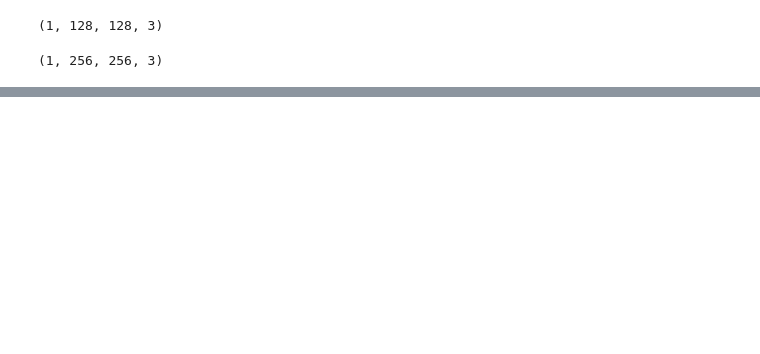
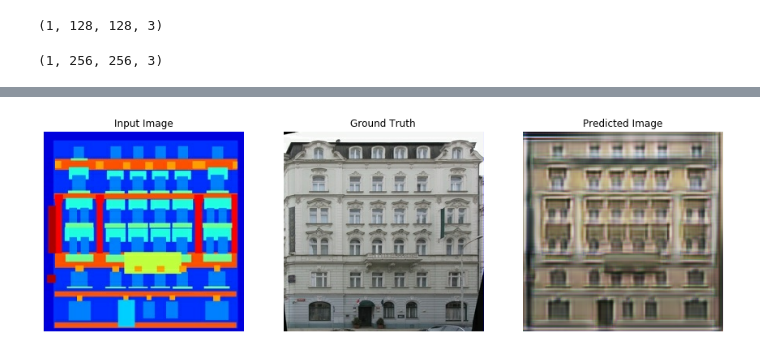
Before and after one commit to riley-mld/Pix2Pix, a Jupyter notebook: Pix2Pix.ipynb, the cells around one changed output, grey strips where cells are left out. Saved outputs shown, nothing was run; the diff lists cells and outputs as text; code cells hidden in the pictures; blank space fills up the shorter version.

Commit message:
Add training function

```diff
--- a/Pix2Pix.ipynb
+++ b/Pix2Pix.ipynb
@@ -285,11 +304,11 @@ LAMBDA = 100
 # %%
 loss_object = tf.keras.losses.BinaryCrossentropy(from_logits=True)
 # %%
-def discriminator_loss(disc_r_output, dis_g_output):
+def discriminator_loss(disc_r_output, disc_g_output):
     """Calculate the discriminator loss"""
     r_loss = loss_object(tf.ones_like(disc_r_output), disc_r_output)
 
-    g_loss = loss_object(tf.zeroes_like(dis_g_output), dis_g_output)
+    g_loss = loss_object(tf.zeros_like(disc_g_output), disc_g_output)
 
     total_loss = r_loss + g_loss
 
@@ -297,7 +316,7 @@ def discriminator_loss(disc_r_output, dis_g_output):
 # %%
 def generator_loss(disc_g_output, gen_output, target):
     """Calculate the generator loss."""
-    gan_loss = loss_object(tf.ones_like(disc_g_output), dis_g_output)
+    gan_loss = loss_object(tf.ones_like(disc_g_output), disc_g_output)
 
     # L1 error
     l1_loss = tf.reduce_mean(tf.abs(target - gen_output))
@@ -318,0 +355,39 @@ checkpoint = tf.train.Checkpoint(generator_optimizer=g_optimizer,
+# %%
+@tf.function
+def train_step(input_image, target):
+    """Train for one epoch."""
+    with tf.GradientTape() as gen_tape, tf.GradientTape() as disc_tape:
+        gen_output = generator(input_image, training=True)
+
+        disc_real_output = discriminator([input_image, target], training=True)
+        disc_generated_output = discriminator([input_image, gen_output], training=True)
+
+        gen_loss = generator_loss(disc_generated_output, gen_output, target)
+        disc_loss = discriminator_loss(disc_real_output, disc_generated_output)
+
+    g_gradients = gen_tape.gradient(gen_loss, generator.trainable_variables)
+    d_gradients = disc_tape.gradient(disc_loss, discriminator.trainable_variables)
+
+    g_optimizer.apply_gradients(zip(g_gradients, generator.trainable_variables))
+    d_optimizer.apply_gradients(zip(d_gradients, discriminator.trainable_variables))
+# %%
+def train(dataset, epochs):
+    """Training loop."""
+    for epoch in range(epochs):
+        start = time.time()
+
+        for input_image, target in dataset:
+            train_step(input_image, target)
+
+        clear_output(wait=True)
+        for inp, tar in test_dataset.take(1):
+            generate_images(generator, inp, tar)
+
+        if (epoch + 1) % 20 == 0:
+            checkpoint.save(file_prefix=checkpoint_prefix)
+
+        print('Training took {} seconds for epoch {}\n'.format(time.time()-start, epoch+1))
+# %%
+train(train_dataset, 150)
+# %% [output]
+[figure, added]
```
Also changed, not shown: parts of 9 cells of this notebook.
